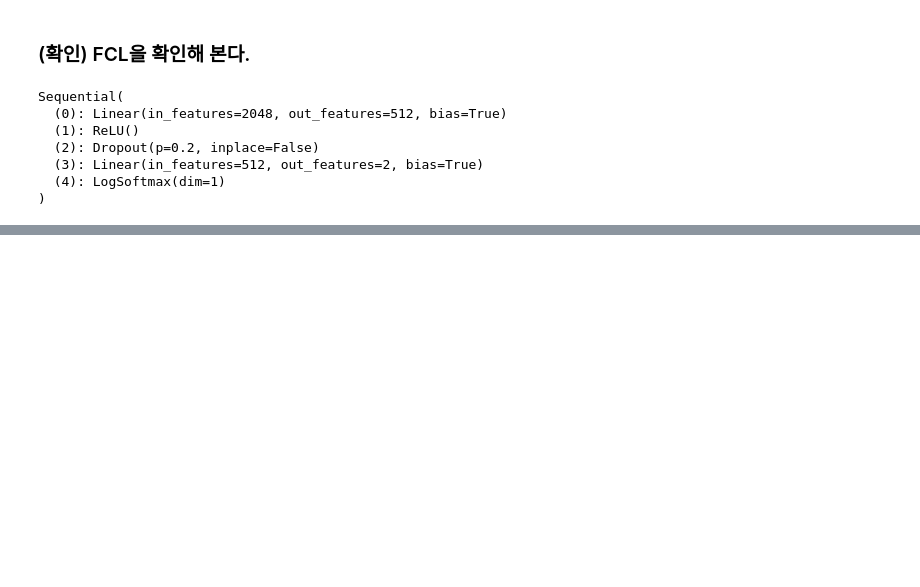
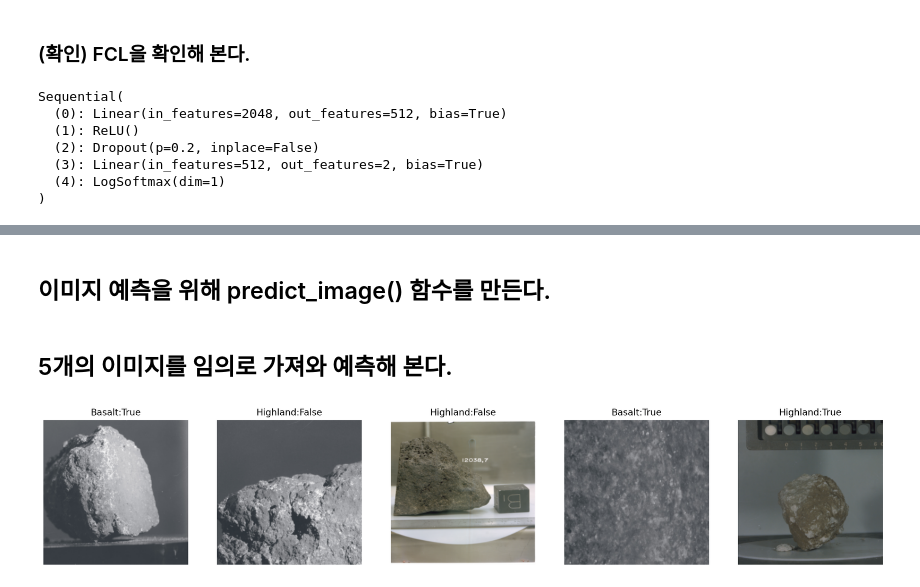
Before and after one commit to SiunKimm/A00-spacerocks, a Jupyter notebook: classify-space-rock.ipynb, the cells around one changed output, grey strips where cells are left out. Drawn from its saved outputs; the diff is of its cells as text; code cells hidden in the pictures; blank space fills up the shorter version.

```diff
--- a/classify-space-rock.ipynb
+++ b/classify-space-rock.ipynb
@@ -291,0 +439,4 @@ Sequential(
+# %%
+# 저장한 모델을 불러온다.
+device = torch.device('cuda' if torch.cuda.is_available() else 'cpu')
+model = torch.load('moonrockmodel.pth')
@@ -291,0 +465,43 @@ Sequential(
+# %% [markdown]
+## 이미지 예측을 위해 predict_image() 함수를 만든다.
+# %%
+def predict_image(image):
+    image_tensor = t_transforms(image).float()
+    input = image_tensor.unsqueeze_(0)
+    input = input.to(device)
+    output = model(input)
+    index = output.data.numpy().argmax()
+
+    return index
+# %% [markdown]
+## 5개의 이미지를 임의로 가져와 예측해 본다.
+# %%
+# 모델 평가 모드로 전환한다.
+model.eval()
+
+# 5개의 이미지를 랜덤하게 가져온 후 PIL 형식 변환, 표시할 이미지 크기를 설정한다.
+to_pil = transforms.ToPILImage()
+images, labels = get_random_images(5)
+fig = plt.figure(figsize=(20, 20))
+
+# 데이터의 class 목록을 얻는다.
+classes = trainloader.dataset.classes
+
+# 5개의 이미지에 대해 loop를 수행한다.
+for ii in range(len(images)):
+
+    # 각 이미지에 대해 class를 예측한다.
+    image = to_pil(images[ii])
+    index = predict_image(image)
+
+    # 이미지 아래에 class를 표시하도록 설정한다.
+    sub = fig.add_subplot(1, len(images), ii+1)
+    res = labels[ii].item() == index
+    sub.set_title(classes[index] + ':' + str(res))
+    plt.axis('off')
+    plt.imshow(image)
+
+# 레이블이 추가된 이미지를 보여준다.
+plt.show()
+# %% [output]
+[figure, added]
```
Also changed, not shown: parts of 16 cells of this notebook, 2 other files.
